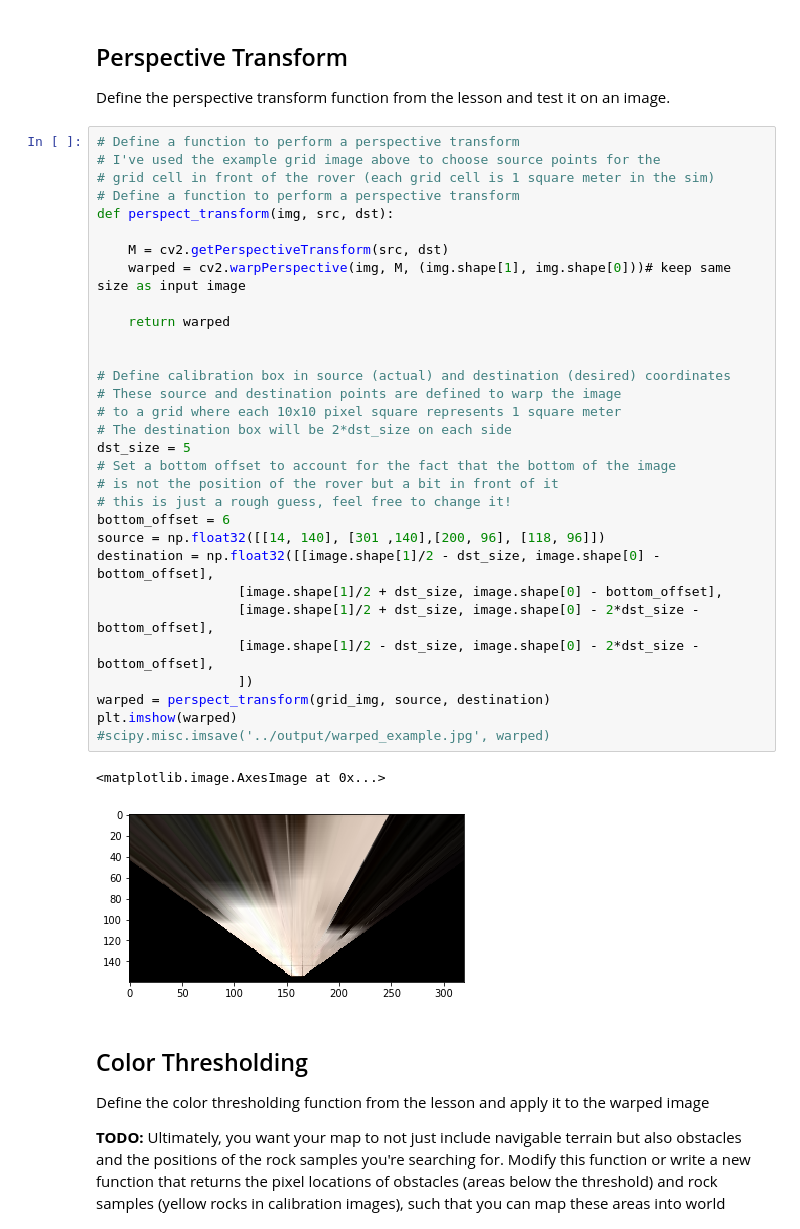
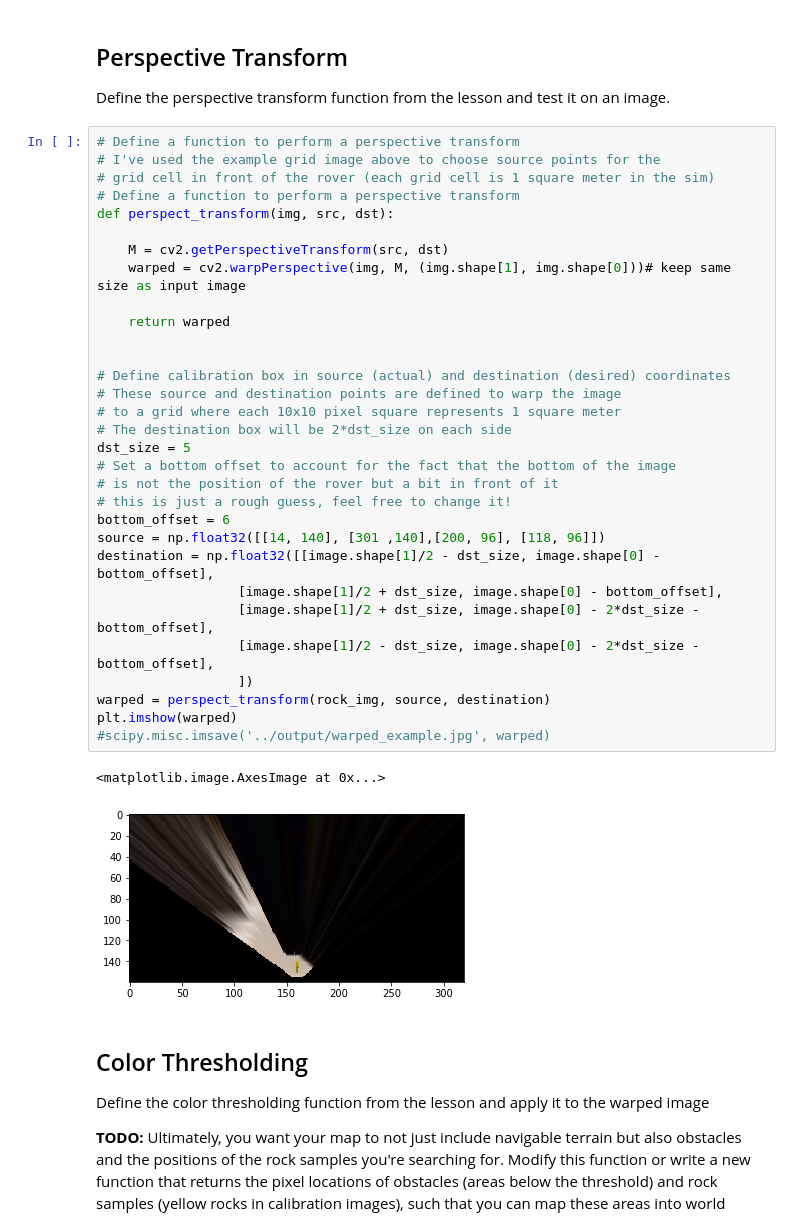
Before and after one commit to charlescc9/RoboND-Rover-Project, a Jupyter notebook: code/Rover_Project_Test_Notebook.ipynb, the cells around one changed output. Drawn from its saved outputs; the diff is of its cells as text.

```diff
--- a/code/Rover_Project_Test_Notebook.ipynb
+++ b/code/Rover_Project_Test_Notebook.ipynb
@@ -96,13 +96,13 @@
                   [image.shape[1]/2 + dst_size, image.shape[0] - bottom_offset],
                   [image.shape[1]/2 + dst_size, image.shape[0] - 2*dst_size - bottom_offset],
                   [image.shape[1]/2 - dst_size, image.shape[0] - 2*dst_size - bottom_offset],
                   ])
-warped = perspect_transform(grid_img, source, destination)
+warped = perspect_transform(rock_img, source, destination)
 plt.imshow(warped)
 #scipy.misc.imsave('../output/warped_example.jpg', warped)
 # %% [output]
 <matplotlib.image.AxesImage at 0x...>
-[figure, old version]
+[figure, new version]
 # %% [markdown]
 ## Color Thresholding
 Define the color thresholding function from the lesson and apply it to the warped image
```
Also changed, not shown: parts of 8 cells of this notebook, 3 other files.
